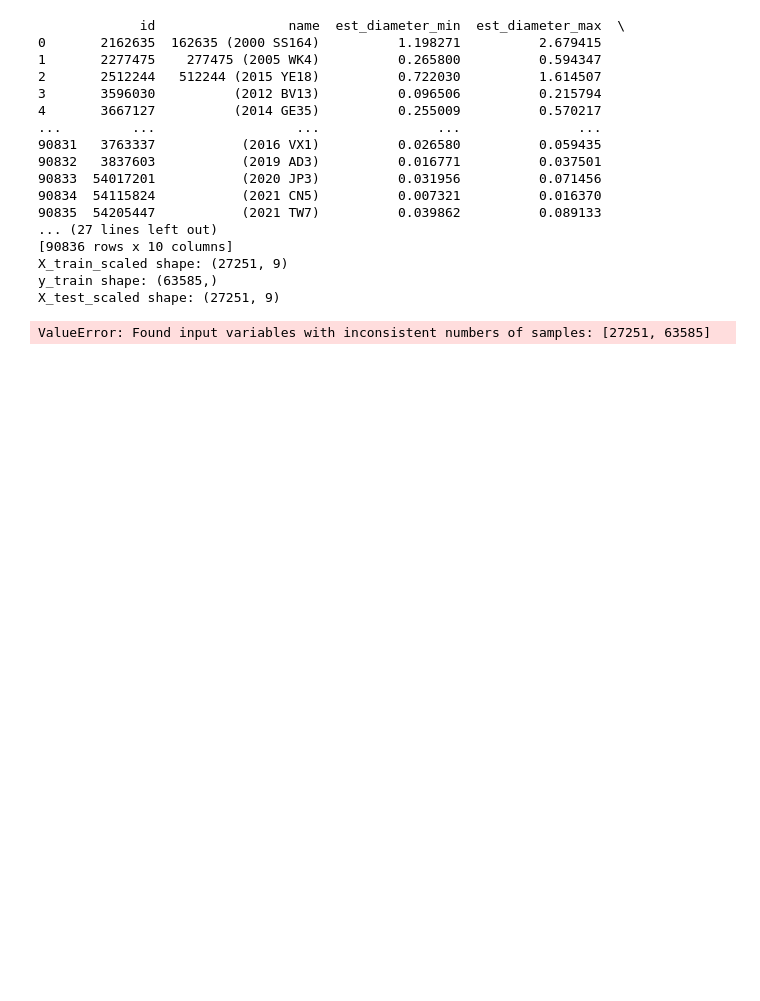
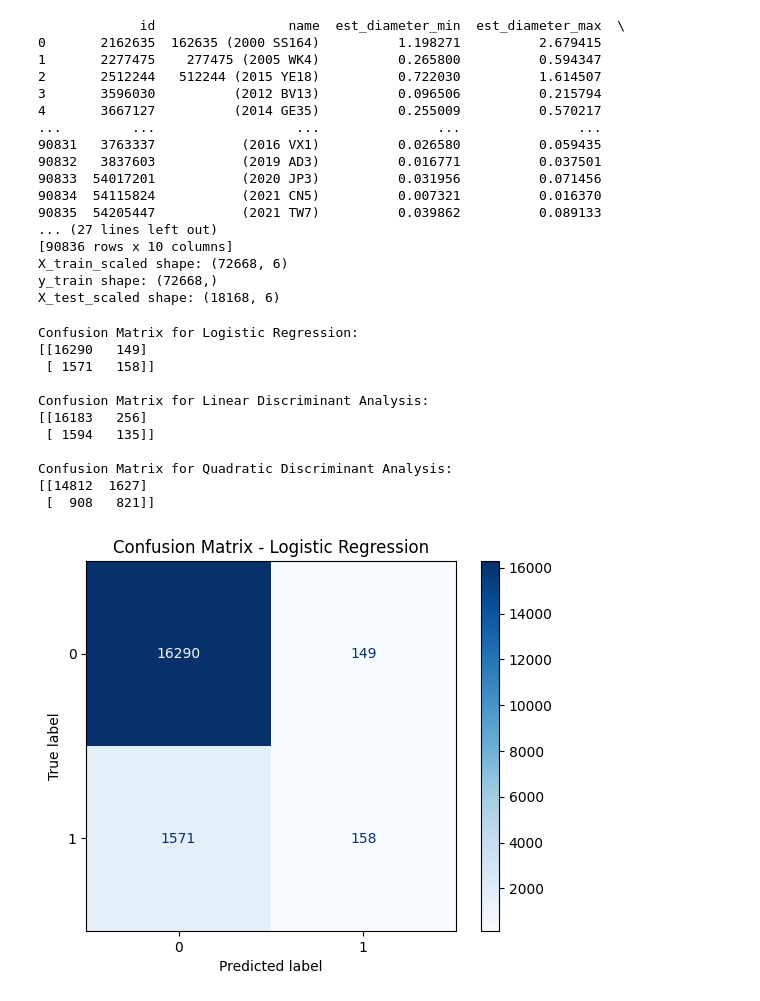
Before and after one commit to akinahommitike/Predicting-Trajectories-and-Impact-Risk-of-Near-Earth-Objects-NEO, a Jupyter notebook: Untitled-1.ipynb, the cells around one changed output. Drawn from its saved outputs; the diff is of its cells as text; code cells hidden in the pictures; blank space fills up the shorter version.

```diff
--- a/Untitled-1.ipynb
+++ b/Untitled-1.ipynb
@@ -13,13 +13,14 @@ import scipy
 %matplotlib inline
 df=pd.read_csv("neo.csv")
 print(df)
-encoded_df = pd.get_dummies(df["hazardous"])
-X=df.drop('absolute_magnitude',axis=1)
-y=df['absolute_magnitude']
+# Drop specified columns from X
+X = df.drop(['name','orbiting_body', 'sentry_object', 'hazardous'], axis=1)
+
+# Convert 'hazardous' column to integer type for y
+y = df['hazardous'].astype(int)
+
 X_train,X_test,y_train,y_test=train_test_split(X,y,test_size=0.2,random_state=42)
-# Replace non-numeric values with NaN
-X_train = X_train.apply(pd.to_numeric, errors='coerce').fillna(0)  # Replace with 0 or any other value
-X_test = X_test.apply(pd.to_numeric, errors='coerce').fillna(0)
+
 
 # Initialize StandardScaler and fit-transform on training data
 scaler = StandardScaler()
@@ -42,7 +43,7 @@ qda.fit(X_train_scaled,y_train)
 las=Lasso(alpha=0.1)
 las.fit(X_train_scaled,y_train)
 #RidgeCV
-ridge=RidgeCV(alpha=0.4)
+ridge = RidgeCV(alphas=[0.1, 0.2, 0.3, 0.4, 0.5])  # Example with specific alpha values
 ridge.fit(X_train,y_train)
 # Predictions
 y_log_predict = log.predict(X_test_scaled)
@@ -51,17 +52,17 @@ y_qda_predict = qda.predict(X_test_scaled)
 y_las_predict = las.predict(X_test_scaled)
 y_ridge_predict = ridge.predict(X_test_scaled)
 #Evaluate
-# Compute confusion matrix for Logistic Regression
-cm_log = confusion_matrix(y_test, y_log_predict)
+# lin confusion matrix for Logistic Regression
+cm_log= confusion_matrix(y_test, y_log_predict)
 print("Confusion Matrix for Logistic Regression:")
 print(cm_log)
 
-# Compute confusion matrix for Linear Discriminant Analysis
+# lin confusion matrix for Linear Discriminant Analysis
 cm_lda = confusion_matrix(y_test, y_lda_predict)
 print("\nConfusion Matrix for Linear Discriminant Analysis:")
 print(cm_lda)
 
-# Compute confusion matrix for Quadratic Discriminant Analysis
+# lin confusion matrix for Quadratic Discriminant Analysis
 cm_qda = confusion_matrix(y_test, y_qda_predict)
 print("\nConfusion Matrix for Quadratic Discriminant Analysis:")
 print(cm_qda)
@@ -97,34 +98,45 @@ plot_confusion_matrix(cm_lda, 'Linear Discriminant Analysis')
 plot_confusion_matrix(cm_qda, 'Quadratic Discriminant Analysis')
 
 # ROC and AUC Visualization
 plt.figure(figsize=(10,8))
 plt.plot(fpr_log, tpr_log, color='darkorange', lw=2, label='ROC curve (area = %0.2f) [Logistic Regression]' % roc_auc_log)
 plt.plot(fpr_lda, tpr_lda, color='blue', lw=2, label='ROC curve (area = %0.2f) [LDA]' % roc_auc_lda)
 plt.plot(fpr_qda, tpr_qda, color='green', lw=2, label='ROC curve (area = %0.2f) [QDA]' % roc_auc_qda)
 plt.plot([0, 1], [0, 1], color='navy', lw=2, linestyle='--')
 plt.xlim([0.0, 1.0])
 plt.ylim([0.0, 1.05])
 plt.xlabel('False Positive Rate')
 plt.ylabel('True Positive Rate')
 plt.title('Receiver Operating Characteristic')
 plt.legend(loc="lower right")
 plt.show()
 # %% [output]
              id                 name  est_diameter_min  est_diameter_max  \
 0       2162635  162635 (2000 SS164)          1.198271          2.679415
 1       2277475    277475 (2005 WK4)          0.265800          0.594347
 2       2512244   512244 (2015 YE18)          0.722030          1.614507
 3       3596030          (2012 BV13)          0.096506          0.215794
 4       3667127          (2014 GE35)          0.255009          0.570217
 ...         ...                  ...               ...               ...
 90831   3763337           (2016 VX1)          0.026580          0.059435
 90832   3837603           (2019 AD3)          0.016771          0.037501
 90833  54017201           (2020 JP3)          0.031956          0.071456
 90834  54115824           (2021 CN5)          0.007321          0.016370
 90835  54205447           (2021 TW7)          0.039862          0.089133
 ... (27 lines left out)
 [90836 rows x 10 columns]
-X_train_scaled shape: (27251, 9)
-y_train shape: (63585,)
-X_test_scaled shape: (27251, 9)
+X_train_scaled shape: (72668, 6)
+y_train shape: (72668,)
+X_test_scaled shape: (18168, 6)
-ValueError: Found input variables with inconsistent numbers of samples: [27251, 63585]
+Confusion Matrix for Logistic Regression:
+[[16290   149]
+ [ 1571   158]]
+
+Confusion Matrix for Linear Discriminant Analysis:
+[[16183   256]
+ [ 1594   135]]
+
+Confusion Matrix for Quadratic Discriminant Analysis:
+[[14812  1627]
+ [  908   821]]
+[figure, added]
```
Also changed, not shown: parts of 1 cell of this notebook.
